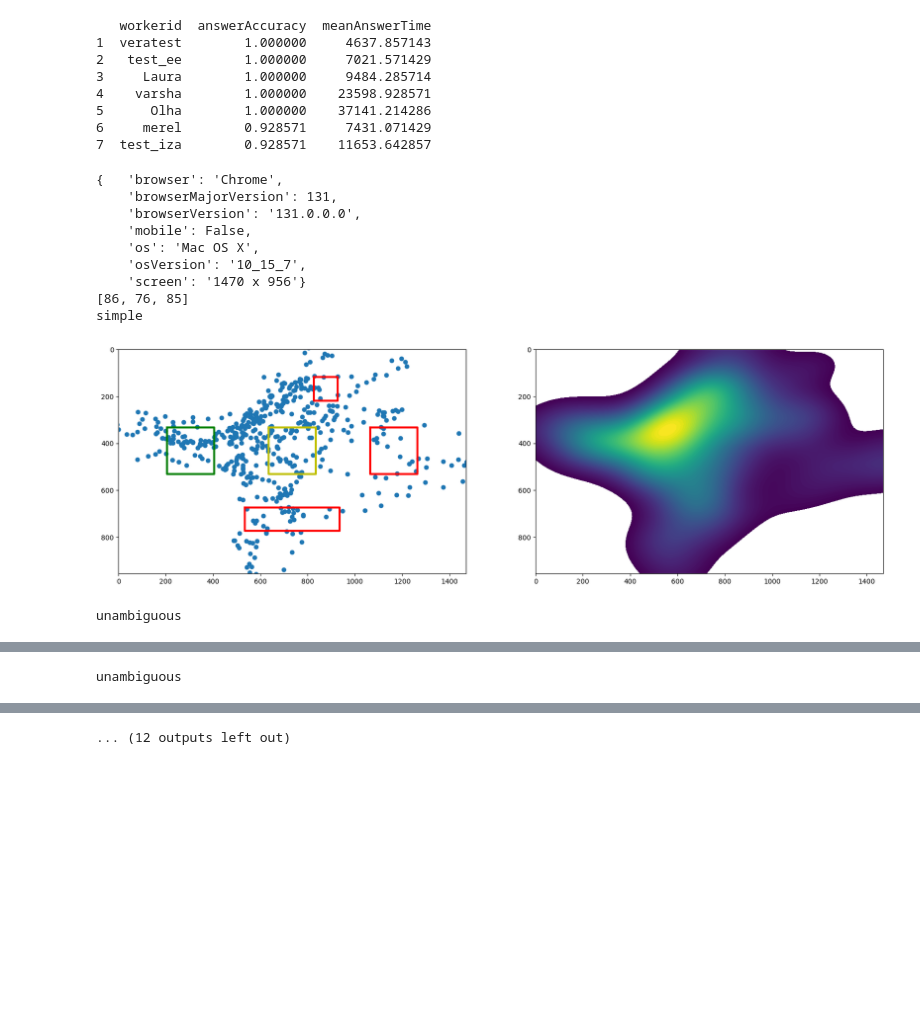
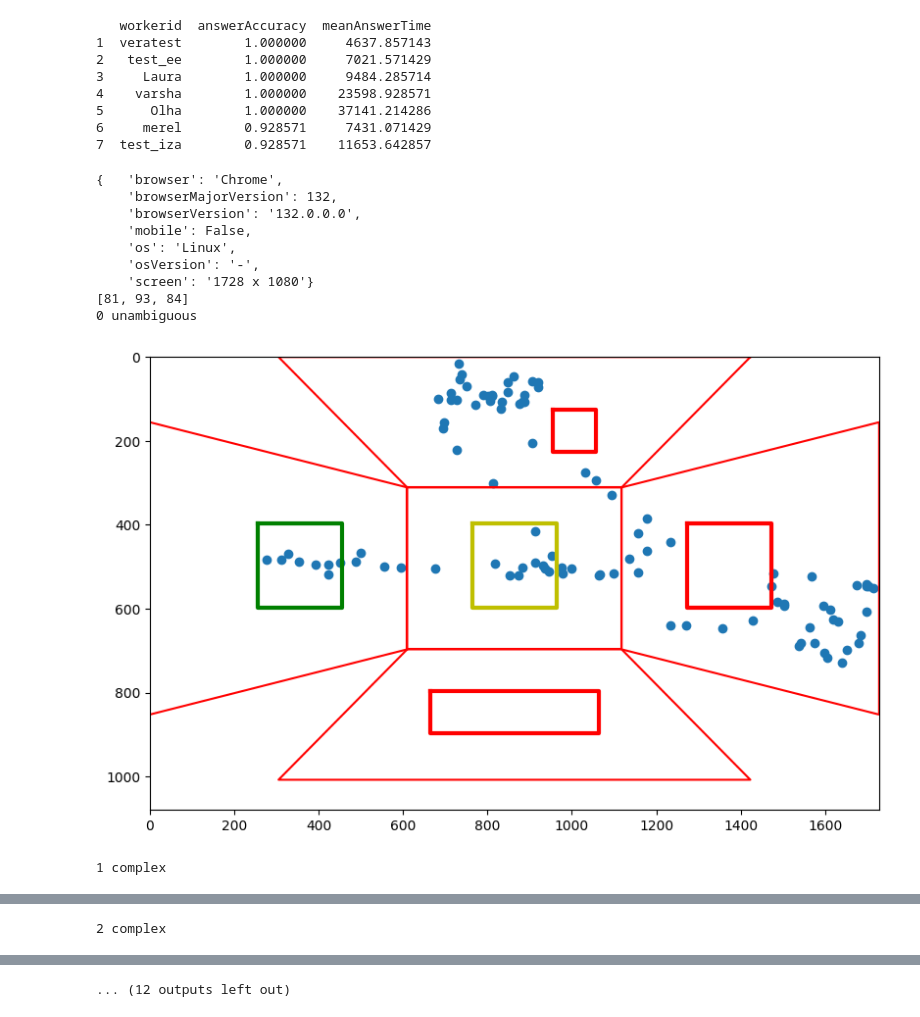
Before and after one commit to GAtemROU/Thesis-Project, a Jupyter notebook: analysis/heatmap_gen.ipynb, the cells around one changed output, grey strips where cells are left out. Drawn from its saved outputs; the diff is of its cells as text; code cells hidden in the pictures; blank space fills up the shorter version.

```diff
--- a/analysis/heatmap_gen.ipynb
+++ b/analysis/heatmap_gen.ipynb
@@ -203,0 +399,19 @@ final_df
+# %%
+fit_df = pd.read_csv('data/final_trial_df.csv')
+features = ['TrgtPosLeftRight', 'TrgtPosMiddle', 'Trial', 'MsgColorShape', 'SimpleComplex', 'Unambiguous']
+# code 3 conditions into 2 columns of binary values
+
+code = [[ 1, -1],
+        [-1, -1],
+        [ 0,  2]]
+
+simple_vs_complex = {'simple': 1, 'complex': -1, 'unambiguous': 0, 'strategy_simple': 1, 'strategy_complex': -1}
+left_vs_right = [1, 0, -1]
+color_vs_shape = {'color': 1, 'shape': -1}
+fit_df['TrgtPosLeftRight'] = fit_df['TargetPosition'].apply(lambda x: left_vs_right[x])
+fit_df['TrgtPosMiddle'] = fit_df['TargetPosition'].apply(lambda x: 2 if x == 1 else -1)
+fit_df['MsgColorShape'] = fit_df['MsgType'].map(color_vs_shape)
+fit_df['SimpleComplex'] = fit_df['Condition'].map(simple_vs_complex)
+fit_df['Unambiguous'] = fit_df['Condition'].apply(lambda x: 2 if x == 'unambiguous' else -1)
+x = fit_df[features]
+y = fit_df['PropTimeOnAvailableMsgs']
@@ -217,59 +527,68 @@ pp.pprint(leaderboard_df)
 6     merel        0.928571     7431.071429
 7  test_iza        0.928571    11653.642857
 # %%
-sample = df[df['workerid']=='Laura']
+sample = df[df['workerid']=='j']
 pp.pprint(sample.iloc[0].deviceInfo)
 pp.pprint(sample.iloc[0].calibrationPrecision)
 resolution = sample.iloc[0].resolution
 
 aoi = ['img1', 'img2', 'img3', 'sent_msg', 'available_msgs']
 
 for i in range(12):
     cur_sample = sample.iloc[i]
-    gaze_sample = cur_sample.gaze
-
-
-    x = np.array([g['x'] for g in gaze_sample.values()])
-    y = np.array([g['y'] for g in gaze_sample.values()])
+    gaze_sample = None
+    if use_fixations:
+        gaze_sample = cur_sample.fixations
+    else:
+        gaze_sample = cur_sample.gaze
+    x, y = [], []
+    if use_fixations:
+        x = np.array([f['x'] for f in cur_sample.fixations])
+        y = np.array([f['y'] for f in cur_sample.fixations])
+    else:
+        x = np.array([g['x'] for g in gaze_sample.values()])
+        y = np.array([g['y'] for g in gaze_sample.values()])
     # print(len(x))
     # print(cur_sample.answerTime)
-    print(cur_sample.type)
+    print(i, cur_sample.type)
     # make a scatterplot on the left and a heatmap on the right, keep proportions of the screen
 
-    fig, axs = plt.subplots(1, 2, figsize=(2.2*(resolution[0]*6/resolution[1]), 6))
-    axs[0].scatter(x, y)
-    axs[0].set_xlim(0, resolution[0])
-    axs[0].set_ylim(0, resolution[1])
-    axs[0].invert_yaxis()
+    # fig, axs = plt.subplots(1, 2, figsize=(2.2*(resolution[0]*6/resolution[1]), 6))
+    plt.figure(figsize=(resolution[0]*6/resolution[1], 6))
+    plt.scatter(x, y)
+    plt.xlim(0, resolution[0])
+    plt.ylim(0, resolution[1])
+    plt.gca().invert_yaxis()
     sns.kdeplot(x=x, y=y, ax=axs[1], fill=True, cmap='viridis', levels=100)
-    axs[1].set_xlim(0, resolution[0])
-    axs[1].set_ylim(0, resolution[1])
-    axs[1].invert_yaxis()
+    # axs[1].set_xlim(0, resolution[0])
+    # axs[1].set_ylim(0, resolution[1])
+    # axs[1].invert_yaxis()
 
+    plot_polygons(cur_sample.coordinates, plt)
     for i, area in enumerate(aoi):
         coords = cur_sample.coordinates[area]
         x_min = max(0, coords['x'])
         x_max = coords['x'] + coords['width']
         y_min = max(0, coords['y'])
         y_max = coords['y'] + coords['height']
         # plot boxes around AOI
         color = 'r'
         if cur_sample.trgtPos == i:
             color = 'g'
         if cur_sample.compPos == i:
             color = 'y'
-        axs[0].plot([x_min, x_max, x_max, x_min, x_min], [y_min, y_min, y_max, y_max, y_min], color, linewidth=3)
+        plt.plot([x_min, x_max, x_max, x_min, x_min], [y_min, y_min, y_max, y_max, y_min], color, linewidth=3)
 
     plt.show()
 # %% [output]
 {   'browser': 'Chrome',
-    'browserMajorVersion': 131,
-    'browserVersion': '131.0.0.0',
+    'browserMajorVersion': 132,
+    'browserVersion': '132.0.0.0',
     'mobile': False,
-    'os': 'Mac OS X',
-    'osVersion': '10_15_7',
-    'screen': '1470 x 956'}
-[86, 76, 85]
-simple
+    'os': 'Linux',
+    'osVersion': '-',
+    'screen': '1728 x 1080'}
+[81, 93, 84]
+0 unambiguous
-[figure, old version]
+[figure, new version]
-unambiguous
+1 complex
@@ -277 +596 @@ unambiguous
-unambiguous
+2 complex
```
Also changed, not shown: parts of 17 cells of this notebook, 27 other files.
